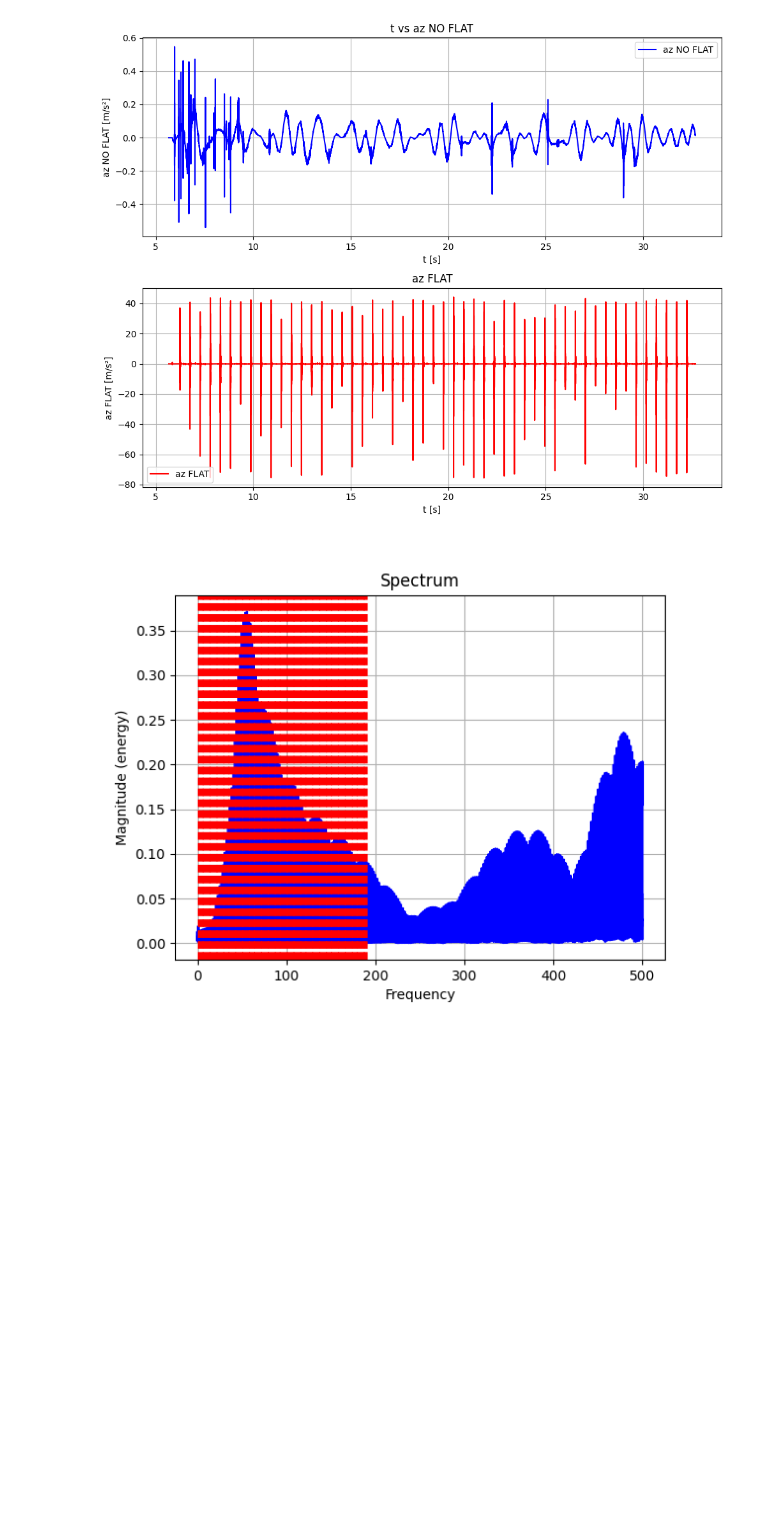
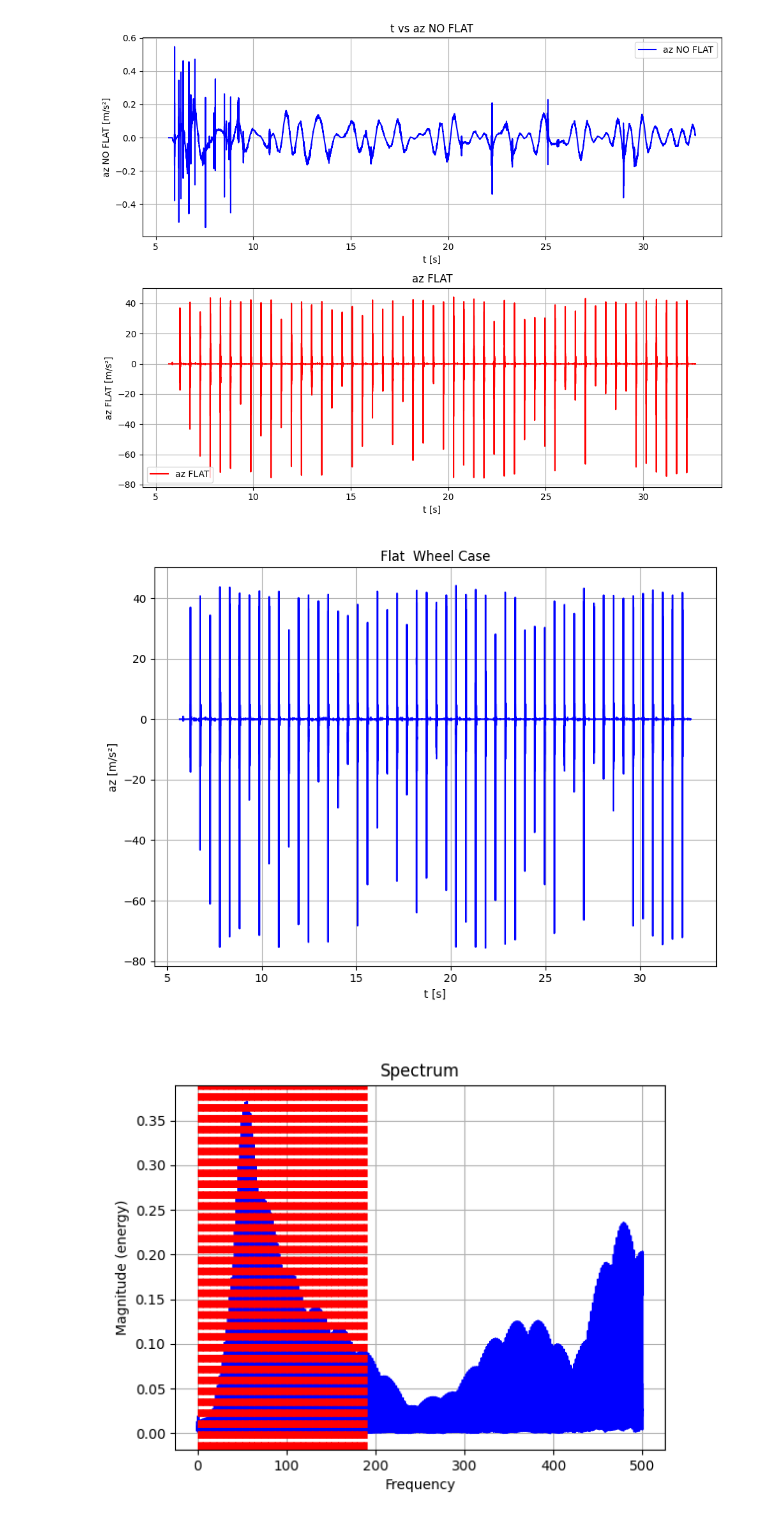
Before and after one commit to androdl96/FlatWheels, a Jupyter notebook: FlatWheels1.ipynb, the cells around one changed output. Drawn from its saved outputs; the diff is of its cells as text; code cells hidden in the pictures; blank space fills up the shorter version.

Commit message:
Better az plot

```diff
--- a/FlatWheels1.ipynb
+++ b/FlatWheels1.ipynb
@@ -75,6 +75,17 @@ plt.tight_layout()
 plt.show()
 # %% [output]
 [figure]
+# %%
+plt.figure(figsize=(8,6))
+plt.plot(t,az_with_flat, label='Flat  Wheel Case', color='b')
+plt.title('Flat  Wheel Case')
+plt.xlabel('t [s]')
+plt.ylabel('az [m/s²]')
+plt.grid(True)
+plt.tight_layout()
+plt.show()
+# %% [output]
+[figure, added]
 # %%
 plt.close('all')
 %matplotlib widget
```
